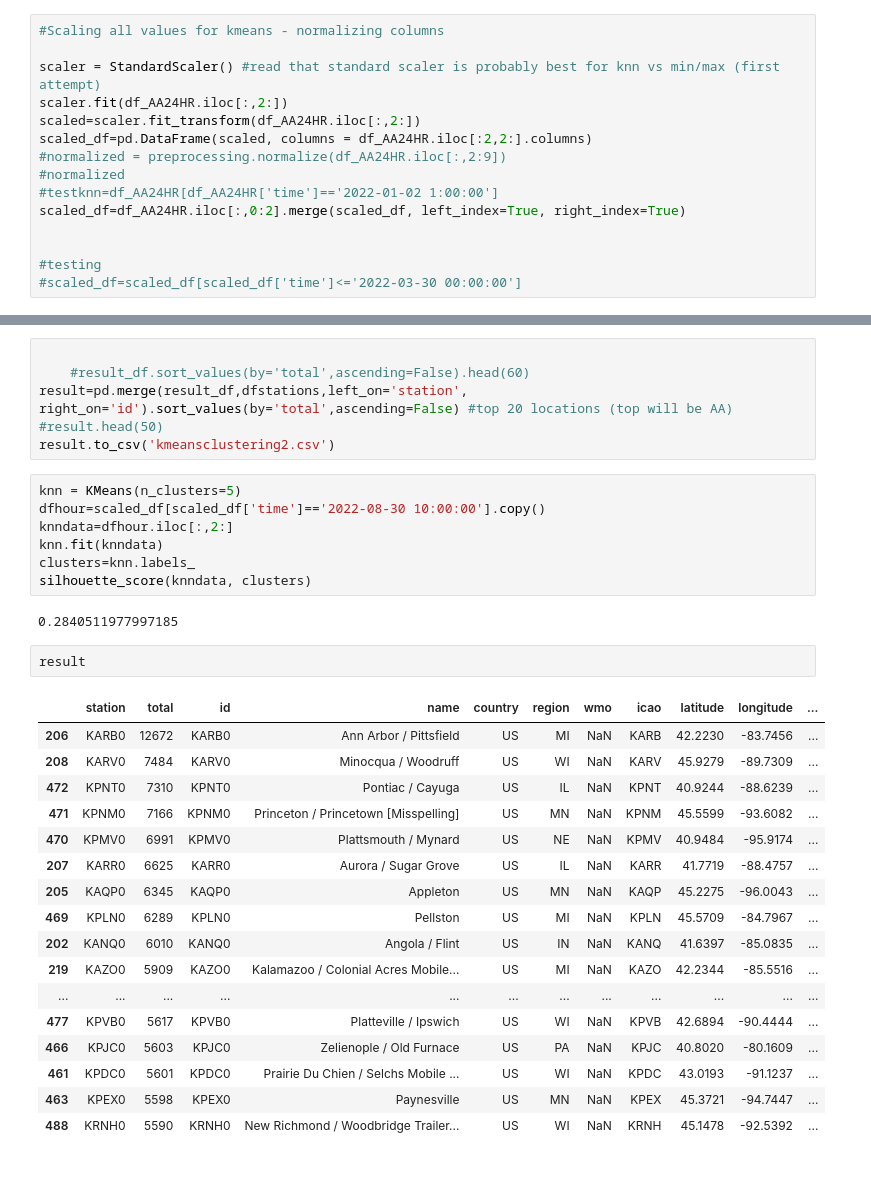
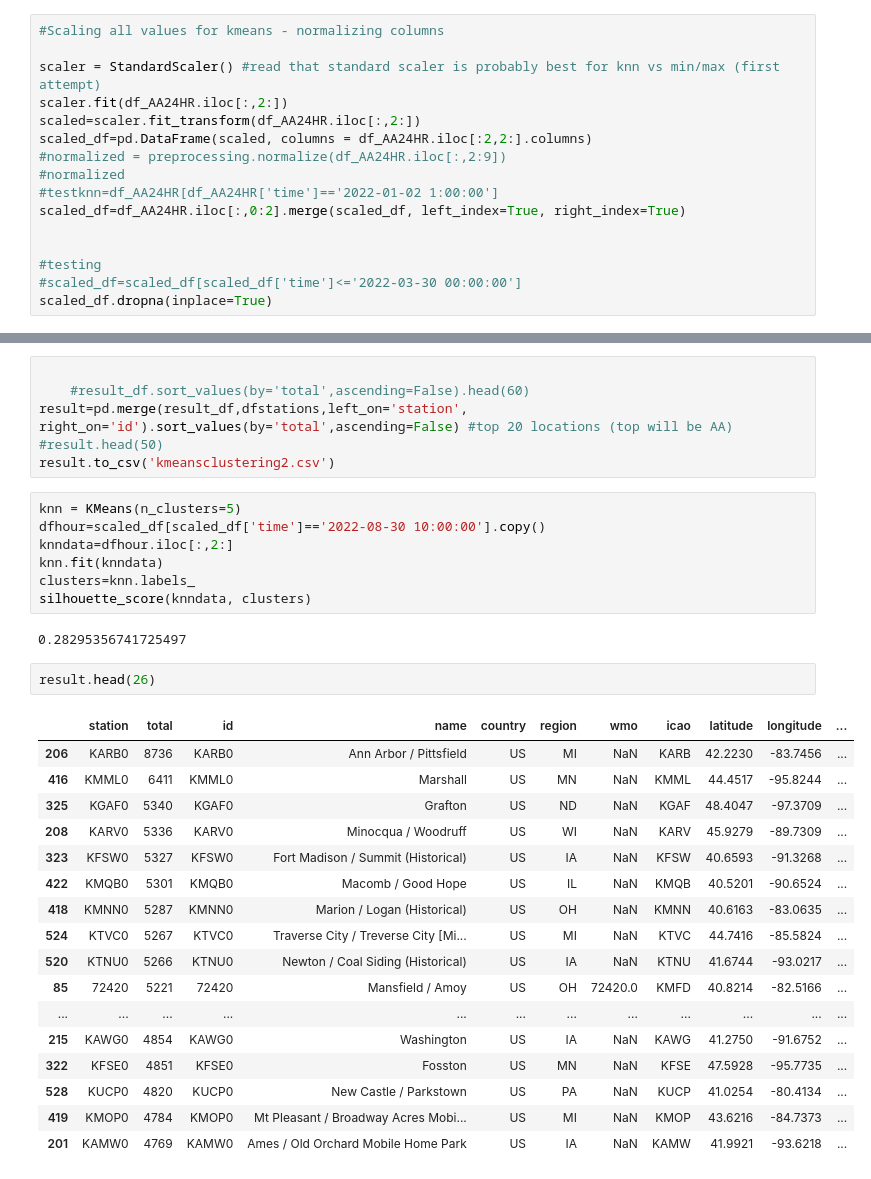
Before and after one commit to Pkeet99/Weatherman, a Jupyter notebook: unsupervised_models/Clustering.ipynb, the cells around one changed output, grey strips where cells are left out. Drawn from its saved outputs; the diff is of its cells as text.

```diff
--- a/unsupervised_models/Clustering.ipynb
+++ b/unsupervised_models/Clustering.ipynb
@@ -102,6 +102,7 @@ scaled_df=df_AA24HR.iloc[:,0:2].merge(scaled_df, left_index=True, right_index=Tr
 
 #testing
 #scaled_df=scaled_df[scaled_df['time']<='2022-03-30 00:00:00']
+scaled_df.dropna(inplace=True)
 # %%
 #creating a results DF
 result_df=pd.DataFrame(scaled_df.station.unique(), columns=['station'])
@@ -184,24 +187,24 @@ knn.fit(knndata)
 clusters=knn.labels_
 silhouette_score(knndata, clusters)
 # %% [output]
-0.2840511977997185
+0.28295356741725497
 # %%
-result
+result.head(26)
 # %% [output]
 |  | station | total | id | name | country | region | wmo | icao | latitude | longitude | ... |
-| 206 | KARB0 | 12672 | KARB0 | Ann Arbor / Pittsfield | US | MI | NaN | KARB | 42.2230 | -83.7456 | ... |
-| 208 | KARV0 | 7484 | KARV0 | Minocqua / Woodruff | US | WI | NaN | KARV | 45.9279 | -89.7309 | ... |
-| 472 | KPNT0 | 7310 | KPNT0 | Pontiac / Cayuga | US | IL | NaN | KPNT | 40.9244 | -88.6239 | ... |
-| 471 | KPNM0 | 7166 | KPNM0 | Princeton / Princetown [Misspelling] | US | MN | NaN | KPNM | 45.5599 | -93.6082 | ... |
-| 470 | KPMV0 | 6991 | KPMV0 | Plattsmouth / Mynard | US | NE | NaN | KPMV | 40.9484 | -95.9174 | ... |
-| 207 | KARR0 | 6625 | KARR0 | Aurora / Sugar Grove | US | IL | NaN | KARR | 41.7719 | -88.4757 | ... |
-| 205 | KAQP0 | 6345 | KAQP0 | Appleton | US | MN | NaN | KAQP | 45.2275 | -96.0043 | ... |
-| 469 | KPLN0 | 6289 | KPLN0 | Pellston | US | MI | NaN | KPLN | 45.5709 | -84.7967 | ... |
-| 202 | KANQ0 | 6010 | KANQ0 | Angola / Flint | US | IN | NaN | KANQ | 41.6397 | -85.0835 | ... |
-| 219 | KAZO0 | 5909 | KAZO0 | Kalamazoo / Colonial Acres Mobile... | US | MI | NaN | KAZO | 42.2344 | -85.5516 | ... |
+| 206 | KARB0 | 8736 | KARB0 | Ann Arbor / Pittsfield | US | MI | NaN | KARB | 42.2230 | -83.7456 | ... |
+| 416 | KMML0 | 6411 | KMML0 | Marshall | US | MN | NaN | KMML | 44.4517 | -95.8244 | ... |
+| 325 | KGAF0 | 5340 | KGAF0 | Grafton | US | ND | NaN | KGAF | 48.4047 | -97.3709 | ... |
+| 208 | KARV0 | 5336 | KARV0 | Minocqua / Woodruff | US | WI | NaN | KARV | 45.9279 | -89.7309 | ... |
+| 323 | KFSW0 | 5327 | KFSW0 | Fort Madison / Summit (Historical) | US | IA | NaN | KFSW | 40.6593 | -91.3268 | ... |
+| 422 | KMQB0 | 5301 | KMQB0 | Macomb / Good Hope | US | IL | NaN | KMQB | 40.5201 | -90.6524 | ... |
+| 418 | KMNN0 | 5287 | KMNN0 | Marion / Logan (Historical) | US | OH | NaN | KMNN | 40.6163 | -83.0635 | ... |
+| 524 | KTVC0 | 5267 | KTVC0 | Traverse City / Treverse City [Mi... | US | MI | NaN | KTVC | 44.7416 | -85.5824 | ... |
+| 520 | KTNU0 | 5266 | KTNU0 | Newton / Coal Siding (Historical) | US | IA | NaN | KTNU | 41.6744 | -93.0217 | ... |
+| 85 | 72420 | 5221 | 72420 | Mansfield / Amoy | US | OH | 72420.0 | KMFD | 40.8214 | -82.5166 | ... |
 | ... | ... | ... | ... | ... | ... | ... | ... | ... | ... | ... | ... |
-| 477 | KPVB0 | 5617 | KPVB0 | Platteville / Ipswich | US | WI | NaN | KPVB | 42.6894 | -90.4444 | ... |
-| 466 | KPJC0 | 5603 | KPJC0 | Zelienople / Old Furnace | US | PA | NaN | KPJC | 40.8020 | -80.1609 | ... |
-| 461 | KPDC0 | 5601 | KPDC0 | Prairie Du Chien / Selchs Mobile ... | US | WI | NaN | KPDC | 43.0193 | -91.1237 | ... |
-| 463 | KPEX0 | 5598 | KPEX0 | Paynesville | US | MN | NaN | KPEX | 45.3721 | -94.7447 | ... |
-| 488 | KRNH0 | 5590 | KRNH0 | New Richmond / Woodbridge Trailer... | US | WI | NaN | KRNH | 45.1478 | -92.5392 | ... |
+| 215 | KAWG0 | 4854 | KAWG0 | Washington | US | IA | NaN | KAWG | 41.2750 | -91.6752 | ... |
+| 322 | KFSE0 | 4851 | KFSE0 | Fosston | US | MN | NaN | KFSE | 47.5928 | -95.7735 | ... |
+| 528 | KUCP0 | 4820 | KUCP0 | New Castle / Parkstown | US | PA | NaN | KUCP | 41.0254 | -80.4134 | ... |
+| 419 | KMOP0 | 4784 | KMOP0 | Mt Pleasant / Broadway Acres Mobi... | US | MI | NaN | KMOP | 43.6216 | -84.7373 | ... |
+| 201 | KAMW0 | 4769 | KAMW0 | Ames / Old Orchard Mobile Home Park | US | IA | NaN | KAMW | 41.9921 | -93.6218 | ... |
```
Also changed, not shown: parts of 3 cells of this notebook, 3 other files.
